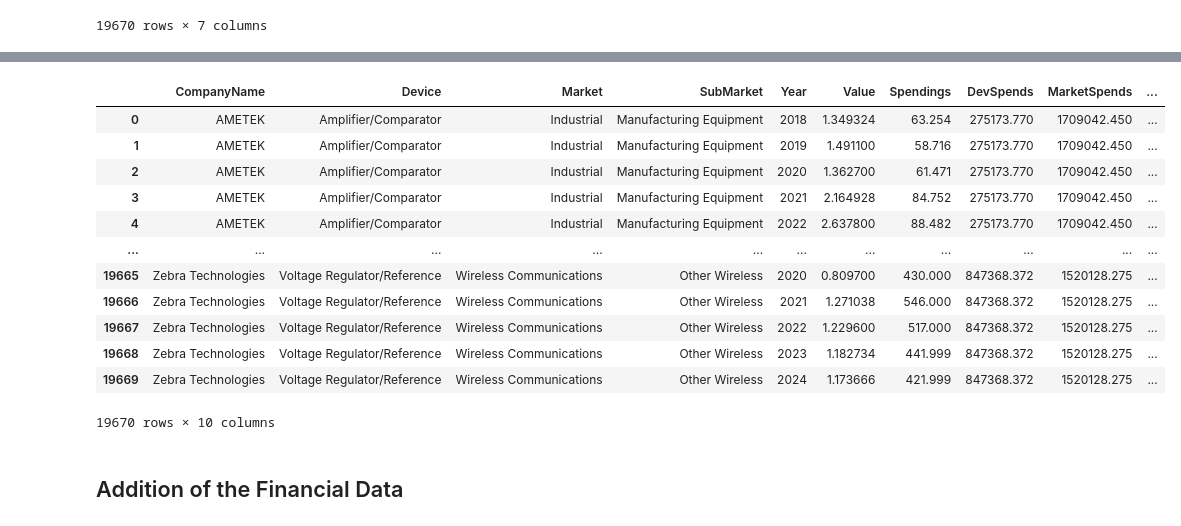
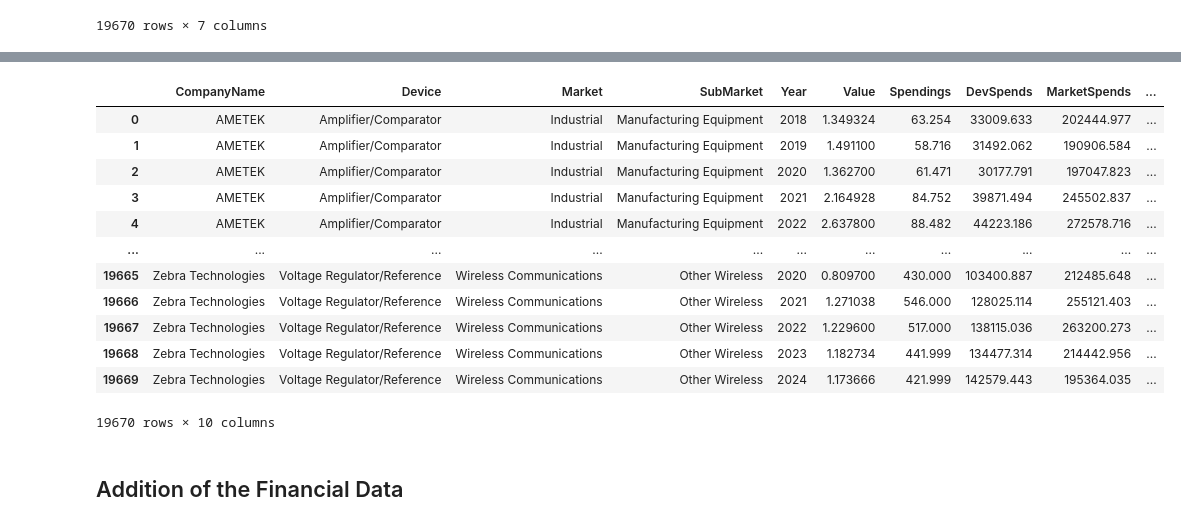
Before and after one commit to lucasleforest/analyticslab, a Jupyter notebook: dataset.ipynb, the cells around one changed output, grey strips where cells are left out. Saved outputs shown, nothing was run; the diff lists cells and outputs as text; code cells hidden in the pictures.

```diff
--- a/dataset.ipynb
+++ b/dataset.ipynb
@@ -117,9 +117,9 @@ merged_dataset
 | 19669 | Zebra Technologies | Voltage Regulator/Reference | Wireless Communications | Other Wireless | 2024 | 1.173666 | 421.999 |
 19670 rows × 7 columns
 # %%
-spend_bydevice = merged_dataset[["Device", "Spendings"]].groupby("Device").sum().reset_index().rename(columns = {"Spendings" : "DevSpends"})
-spend_bymarket= merged_dataset[["Market", "Spendings"]].groupby("Market").sum().reset_index().rename(columns = {"Spendings" : "MarketSpends"})
-spend_bysubmarket = merged_dataset[["SubMarket", "Spendings"]].groupby("SubMarket").sum().reset_index().rename(columns = {"Spendings" : "SubMarketSpends"})
+spend_bydevice = merged_dataset[["Device", "Year", "Spendings"]].groupby(["Device", "Year"]).sum().reset_index().rename(columns = {"Spendings" : "DevSpends"})
+spend_bymarket= merged_dataset[["Market",  "Year","Spendings"]].groupby(["Market", "Year"]).sum().reset_index().rename(columns = {"Spendings" : "MarketSpends"})
+spend_bysubmarket = merged_dataset[["SubMarket", "Year", "Spendings"]].groupby(["SubMarket", "Year"]).sum().reset_index().rename(columns = {"Spendings" : "SubMarketSpends"})
 # %%
 spend_bydevice
 # %% [output]
@@ -132,21 +143,21 @@ spend_bydevice
 # %%
-merged_dataset = merged_dataset.merge(spend_bydevice, how = 'left', on = "Device")
-merged_dataset = merged_dataset.merge(spend_bymarket, how = 'left', on = "Market")
-merged_dataset = merged_dataset.merge(spend_bysubmarket, how = 'left', on = "SubMarket")
+merged_dataset = merged_dataset.merge(spend_bydevice, how = 'left', on = ["Device", "Year"])
+merged_dataset = merged_dataset.merge(spend_bymarket, how = 'left', on = ["Market", "Year"])
+merged_dataset = merged_dataset.merge(spend_bysubmarket, how = 'left', on = ["SubMarket", "Year"])
 merged_dataset
 # %% [output]
 |  | CompanyName | Device | Market | SubMarket | Year | Value | Spendings | DevSpends | MarketSpends | ... |
-| 0 | AMETEK | Amplifier/Comparator | Industrial | Manufacturing Equipment | 2018 | 1.349324 | 63.254 | 275173.770 | 1709042.450 | ... |
-| 1 | AMETEK | Amplifier/Comparator | Industrial | Manufacturing Equipment | 2019 | 1.491100 | 58.716 | 275173.770 | 1709042.450 | ... |
-| 2 | AMETEK | Amplifier/Comparator | Industrial | Manufacturing Equipment | 2020 | 1.362700 | 61.471 | 275173.770 | 1709042.450 | ... |
-| 3 | AMETEK | Amplifier/Comparator | Industrial | Manufacturing Equipment | 2021 | 2.164928 | 84.752 | 275173.770 | 1709042.450 | ... |
-| 4 | AMETEK | Amplifier/Comparator | Industrial | Manufacturing Equipment | 2022 | 2.637800 | 88.482 | 275173.770 | 1709042.450 | ... |
+| 0 | AMETEK | Amplifier/Comparator | Industrial | Manufacturing Equipment | 2018 | 1.349324 | 63.254 | 33009.633 | 202444.977 | ... |
+| 1 | AMETEK | Amplifier/Comparator | Industrial | Manufacturing Equipment | 2019 | 1.491100 | 58.716 | 31492.062 | 190906.584 | ... |
+| 2 | AMETEK | Amplifier/Comparator | Industrial | Manufacturing Equipment | 2020 | 1.362700 | 61.471 | 30177.791 | 197047.823 | ... |
+| 3 | AMETEK | Amplifier/Comparator | Industrial | Manufacturing Equipment | 2021 | 2.164928 | 84.752 | 39871.494 | 245502.837 | ... |
+| 4 | AMETEK | Amplifier/Comparator | Industrial | Manufacturing Equipment | 2022 | 2.637800 | 88.482 | 44223.186 | 272578.716 | ... |
 | ... | ... | ... | ... | ... | ... | ... | ... | ... | ... | ... |
-| 19665 | Zebra Technologies | Voltage Regulator/Reference | Wireless Communications | Other Wireless | 2020 | 0.809700 | 430.000 | 847368.372 | 1520128.275 | ... |
-| 19666 | Zebra Technologies | Voltage Regulator/Reference | Wireless Communications | Other Wireless | 2021 | 1.271038 | 546.000 | 847368.372 | 1520128.275 | ... |
-| 19667 | Zebra Technologies | Voltage Regulator/Reference | Wireless Communications | Other Wireless | 2022 | 1.229600 | 517.000 | 847368.372 | 1520128.275 | ... |
-| 19668 | Zebra Technologies | Voltage Regulator/Reference | Wireless Communications | Other Wireless | 2023 | 1.182734 | 441.999 | 847368.372 | 1520128.275 | ... |
-| 19669 | Zebra Technologies | Voltage Regulator/Reference | Wireless Communications | Other Wireless | 2024 | 1.173666 | 421.999 | 847368.372 | 1520128.275 | ... |
+| 19665 | Zebra Technologies | Voltage Regulator/Reference | Wireless Communications | Other Wireless | 2020 | 0.809700 | 430.000 | 103400.887 | 212485.648 | ... |
+| 19666 | Zebra Technologies | Voltage Regulator/Reference | Wireless Communications | Other Wireless | 2021 | 1.271038 | 546.000 | 128025.114 | 255121.403 | ... |
+| 19667 | Zebra Technologies | Voltage Regulator/Reference | Wireless Communications | Other Wireless | 2022 | 1.229600 | 517.000 | 138115.036 | 263200.273 | ... |
+| 19668 | Zebra Technologies | Voltage Regulator/Reference | Wireless Communications | Other Wireless | 2023 | 1.182734 | 441.999 | 134477.314 | 214442.956 | ... |
+| 19669 | Zebra Technologies | Voltage Regulator/Reference | Wireless Communications | Other Wireless | 2024 | 1.173666 | 421.999 | 142579.443 | 195364.035 | ... |
 19670 rows × 10 columns
 # %% [markdown]
 ## Addition of the Financial Data
```
Also changed, not shown: parts of 13 cells of this notebook, 6 other files.
